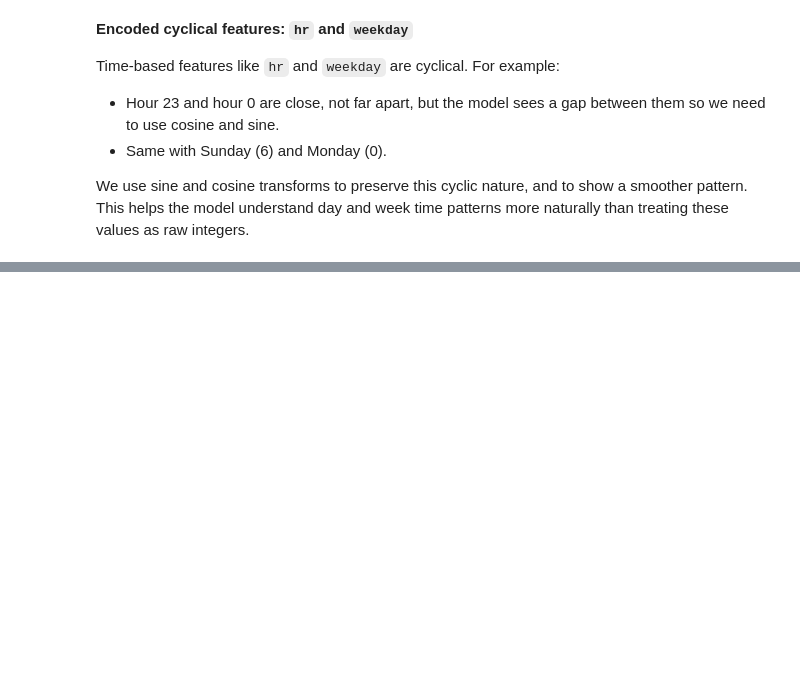
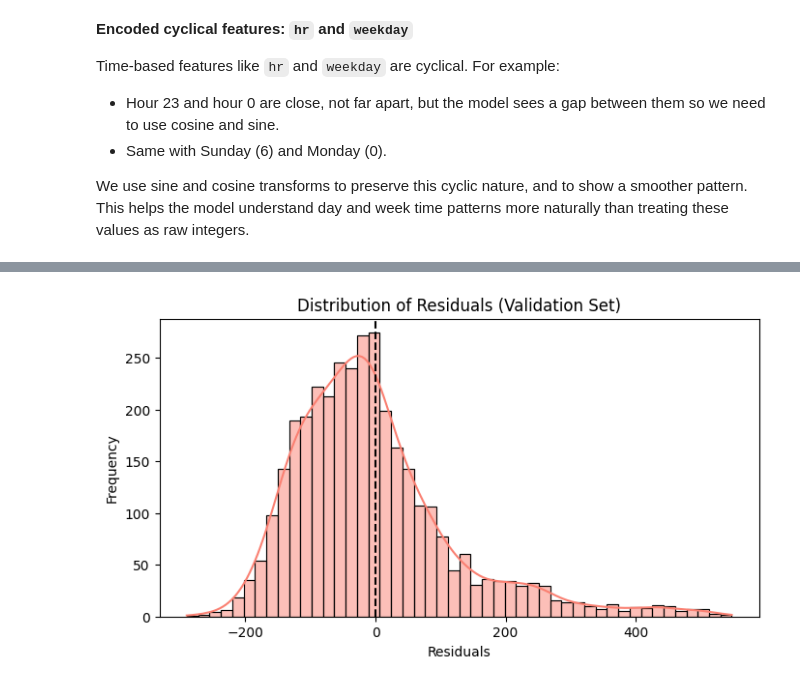
Before and after one commit to FaresQaddoumi/ML-fundamentals-2025, a Jupyter notebook: assignment_2_Fares_AlQadoumi.ipynb, the cells around one changed output, grey strips where cells are left out. Saved outputs shown, nothing was run; the diff lists cells and outputs as text; code cells hidden in the pictures; blank space fills up the shorter version.

```diff
--- a/assignment_2_Fares_AlQadoumi.ipynb
+++ b/assignment_2_Fares_AlQadoumi.ipynb
@@ -232,0 +246,7 @@ This ensures the model does not learn anything from the validation or test sets
+# %%
+# Importing libraries and training the model
+from sklearn.linear_model import LinearRegression
+
+# Initialize and train the Linear Regression model
+lr_model = LinearRegression()
+lr_model.fit(X_train, y_train)
@@ -232,0 +262,3 @@ This ensures the model does not learn anything from the validation or test sets
+# %%
+# Predict on the validation set
+y_val_pred = lr_model.predict(X_val)
@@ -232,0 +293,17 @@ This ensures the model does not learn anything from the validation or test sets
+# %%
+import matplotlib.pyplot as plt
+import seaborn as sns
+
+# Compute residuals
+residuals = y_val - y_val_pred
+
+# Plot residuals
+plt.figure(figsize=(8, 4))
+sns.histplot(residuals, kde=True, color='salmon')
+plt.title("Distribution of Residuals (Validation Set)")
+plt.xlabel("Residuals")
+plt.ylabel("Frequency")
+plt.axvline(x=0, color='black', linestyle='--')
+plt.show()
+# %% [output]
+[figure, added]
```
Also changed, not shown: parts of 12 cells of this notebook.
